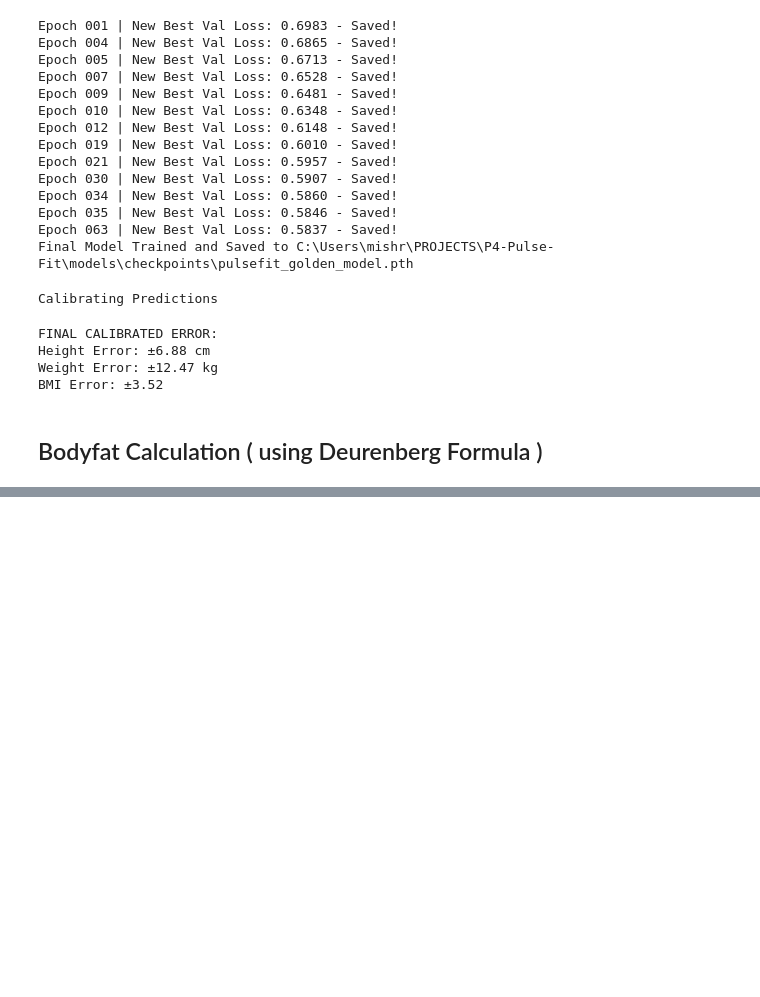
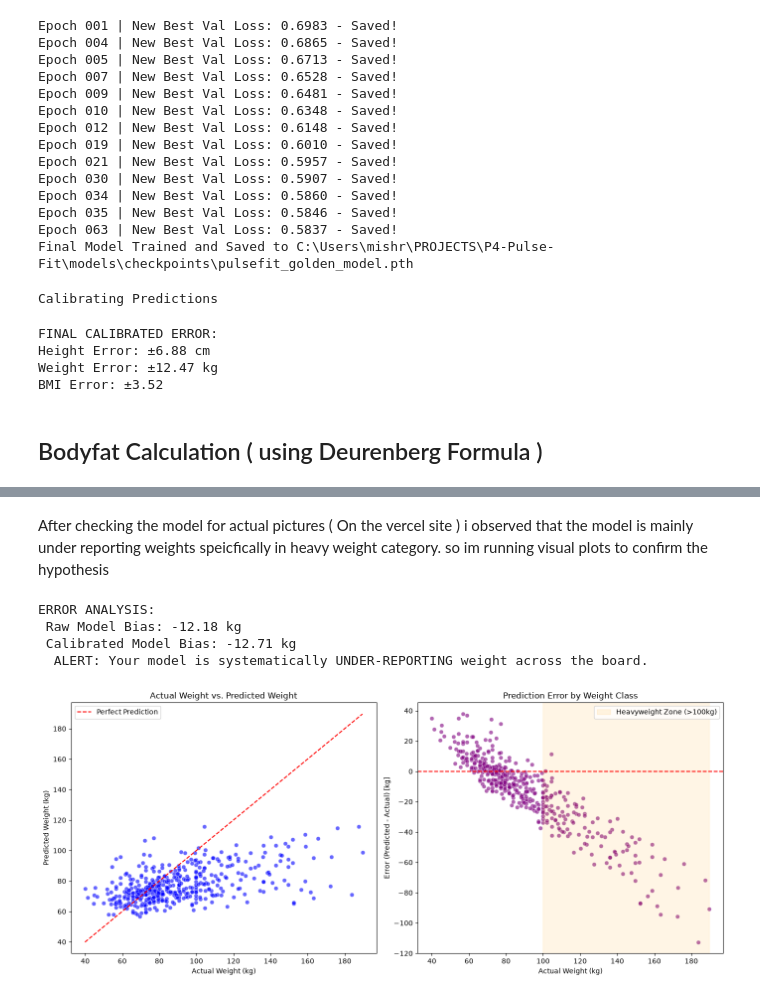
Before and after one commit to Prashant-kmishra/PulseFit-Multi-Objective-Deep-Learning-Framework-for-Image-Based-Body-Fat-Percentage-Estimation, a Jupyter notebook: notebooks/PulseFit-V3.ipynb, the cells around one changed output, grey strips where cells are left out. Saved outputs shown, nothing was run; the diff lists cells and outputs as text; code cells hidden in the pictures; blank space fills up the shorter version.

Commit message:
Re-Calibration and Vercel File

```diff
--- a/notebooks/PulseFit-V3.ipynb
+++ b/notebooks/PulseFit-V3.ipynb
@@ -1161,0 +1164,2 @@ class PulseFitEngine:
+# %% [markdown]
+After checking the model for actual pictures ( On the vercel site ) i observed that the model is mainly under reporting weights speicfically in heavy weight category. so im running visual plots to confirm the hypothesis
@@ -1161,0 +1193,77 @@ class PulseFitEngine:
+# %%
+device = torch.device('cuda' if torch.cuda.is_available() else 'cpu')
+preprocessing_dir = r"C:\Users\mishr\PROJECTS\P4-Pulse-Fit\models\preprocessing"
+save_path = r"C:\Users\mishr\PROJECTS\P4-Pulse-Fit\models\checkpoints\pulsefit_golden_model.pth"
+
+# 1. Safely Reload the Model and Calibrators from your Hard Drive
+final_model = BiometricRegressor(dropout_rate=0.4468).to(device)
+final_model.load_state_dict(torch.load(save_path, map_location=device))
+final_model.eval()
+
+scaler_w = joblib.load(os.path.join(preprocessing_dir, "weight_scaler.pkl"))
+calibrator_w = joblib.load(os.path.join(preprocessing_dir, "calibrator_weight.pkl"))
+
+true_weights, raw_pred_weights, calib_pred_weights = [], [], []
+
+# 2. Run Inference on Validation Set
+with torch.no_grad():
+    for images, targets in val_loader:
+        images = images.to(device)
+        with torch.amp.autocast('cuda'):
+            out = final_model(images)
+
+        w_t = scaler_w.inverse_transform(targets['weight_out'].numpy().reshape(-1, 1)).flatten()
+        true_weights.extend(w_t)
+
+        w_p_raw = scaler_w.inverse_transform(out['weight_out'].cpu().numpy().reshape(-1, 1)).flatten()
+        raw_pred_weights.extend(w_p_raw)
+
+        w_p_calib = calibrator_w.predict(w_p_raw.reshape(-1, 1)).flatten()
+        calib_pred_weights.extend(w_p_calib)
+
+true_weights = np.array(true_weights)
+raw_pred_weights = np.array(raw_pred_weights)
+calib_pred_weights = np.array(calib_pred_weights)
+
+# 3. Calculate Mean Bias Error (MBE)
+raw_bias = np.mean(raw_pred_weights - true_weights)
+calib_bias = np.mean(calib_pred_weights - true_weights)
+
+print(f"\nERROR ANALYSIS:")
+print(f" Raw Model Bias: {raw_bias:.2f} kg")
+print(f" Calibrated Model Bias: {calib_bias:.2f} kg")
+
+if calib_bias < -2.0:
+    print("  ALERT: Your model is systematically UNDER-REPORTING weight across the board.")
+
+# 4. Visualizing the "Ceiling Effect" (Regression to the Mean)
+fig, axes = plt.subplots(1, 2, figsize=(14, 6))
+
+sns.scatterplot(x=true_weights, y=calib_pred_weights, ax=axes[0], alpha=0.6, color="blue")
+min_val = min(true_weights.min(), calib_pred_weights.min())
+max_val = max(true_weights.max(), calib_pred_weights.max())
+axes[0].plot([min_val, max_val], [min_val, max_val], color='red', linestyle='--', label='Perfect Prediction')
+
+axes[0].set_title("Actual Weight vs. Predicted Weight")
+axes[0].set_xlabel("Actual Weight (kg)")
+axes[0].set_ylabel("Predicted Weight (kg)")
+axes[0].legend()
+
+residuals = calib_pred_weights - true_weights
+sns.scatterplot(x=true_weights, y=residuals, ax=axes[1], alpha=0.6, color="purple")
+axes[1].axhline(y=0, color='red', linestyle='--')
+axes[1].set_title("Prediction Error by Weight Class")
+axes[1].set_xlabel("Actual Weight (kg)")
+axes[1].set_ylabel("Error (Predicted - Actual) [kg]")
+
+axes[1].axvspan(100, max_val, color='orange', alpha=0.1, label="Heavyweight Zone (>100kg)")
+axes[1].legend()
+
+plt.tight_layout()
+plt.show()
+# %% [output]
+ERROR ANALYSIS:
+ Raw Model Bias: -12.18 kg
+ Calibrated Model Bias: -12.71 kg
+  ALERT: Your model is systematically UNDER-REPORTING weight across the board.
+[figure, added]
```
Also changed, not shown: parts of 5 cells of this notebook, 42 other files.
